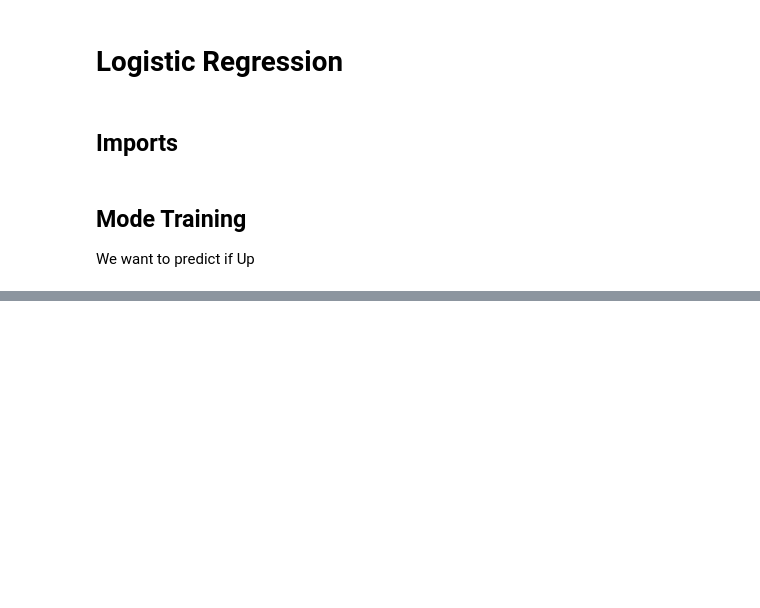
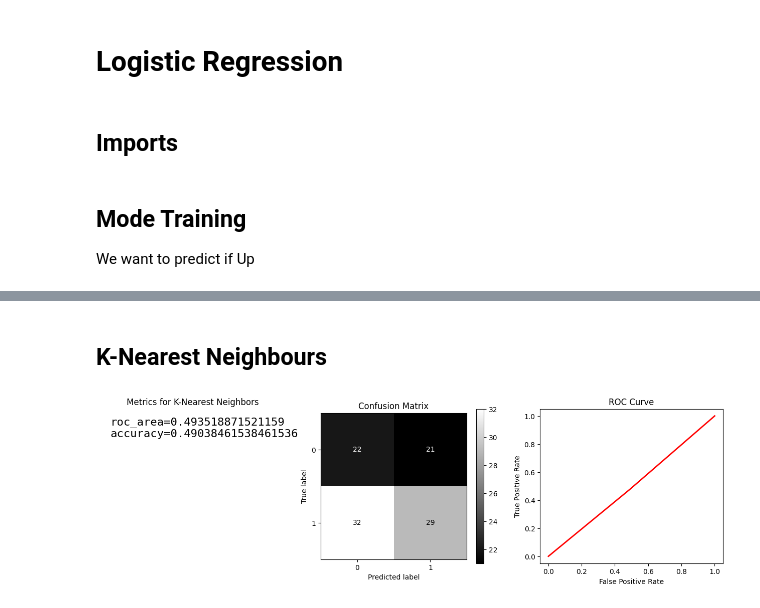
Before and after one commit to xXKeNdAmAmAsTeRXx/ISLP_labs, a Jupyter notebook: applied-Tasks/Classification/task13_weekly.ipynb, the cells around one changed output, grey strips where cells are left out. Cells and saved outputs as stored; diff of their text form; code cells hidden in the pictures; blank space fills up the shorter version.

```diff
--- a/applied-Tasks/Classification/task13_weekly.ipynb
+++ b/applied-Tasks/Classification/task13_weekly.ipynb
@@ -139,0 +248,11 @@ summarize(results)
+# %% [markdown]
+## K-Nearest Neighbours
+# %%
+from sklearn.neighbors import KNeighborsClassifier
+
+model = KNeighborsClassifier(n_neighbors=1)
+model.fit(x_train, y_train)
+y_pred = model.predict(x_val)
+KNN_m = metrics(y_pred, y_val, "K-Nearest Neighbors")
+# %% [output]
+[figure, added]
```
Also changed, not shown: parts of 18 cells of this notebook.
